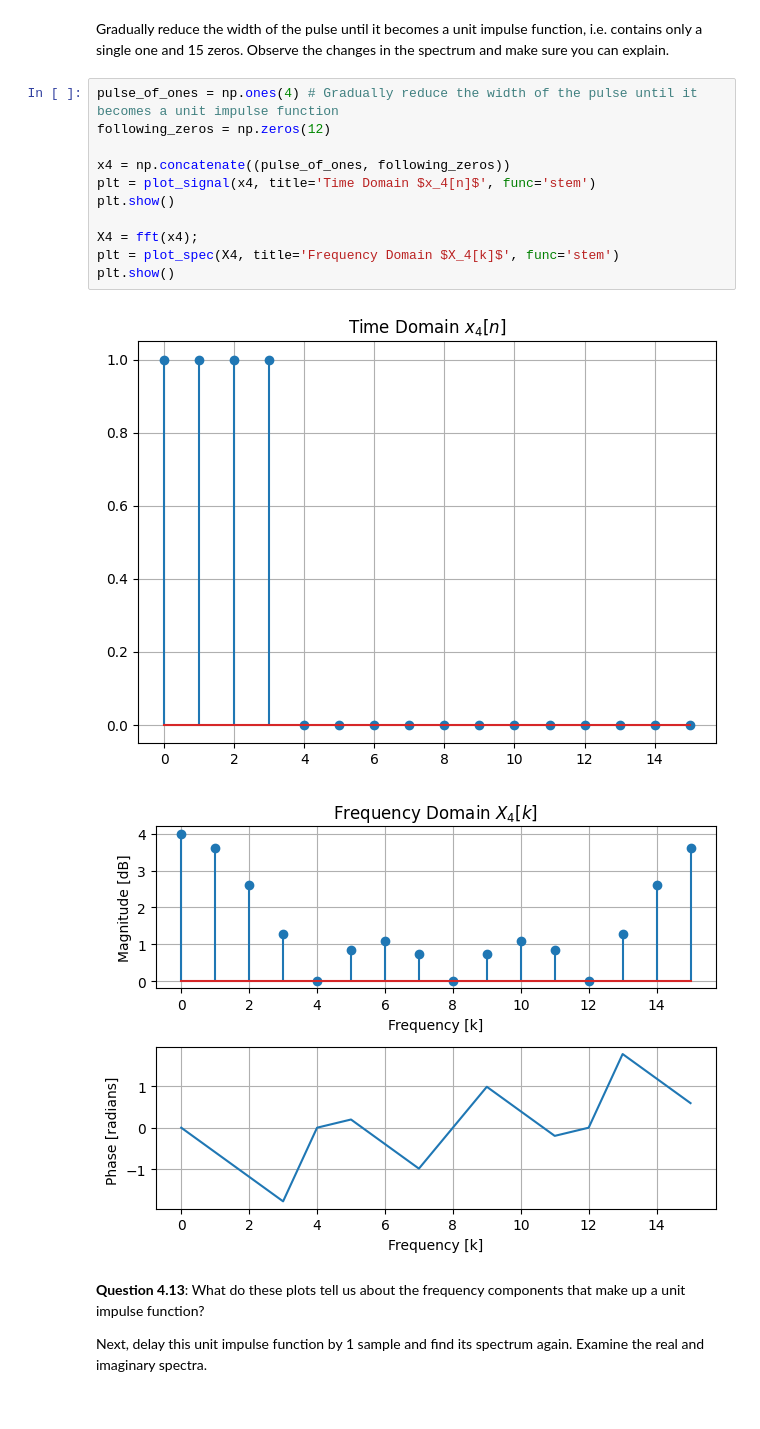
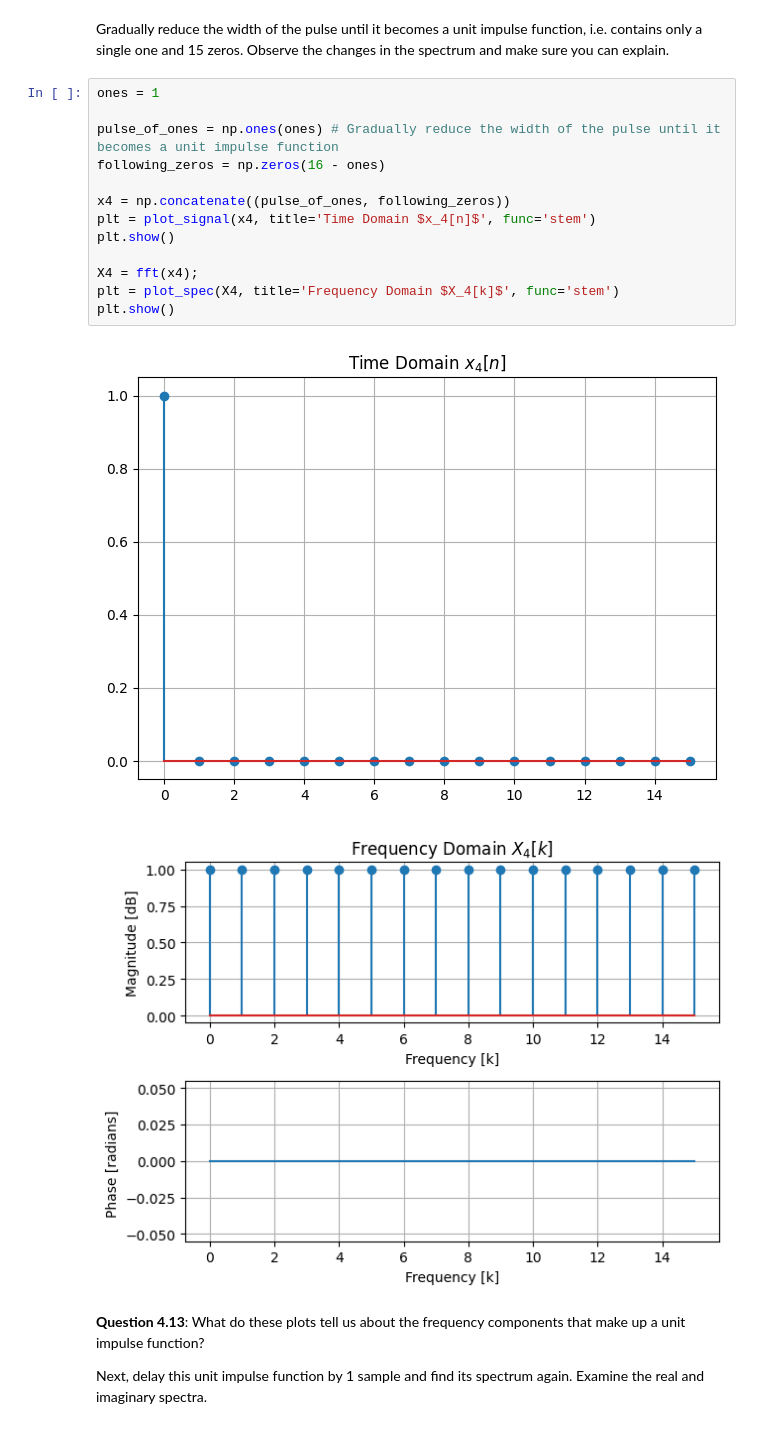
Before and after one commit to jaym-01/Signals-and-Systems-Labs, a Jupyter notebook: EX4 - Fourier.ipynb, the cells around one changed output. Drawn from its saved outputs; the diff is of its cells as text.

```diff
--- a/EX4 - Fourier.ipynb
+++ b/EX4 - Fourier.ipynb
@@ -259,19 +290,21 @@ plt.show()
 # %% [markdown]
 Gradually reduce the width of the pulse until it becomes a unit impulse function, i.e. contains only a single one and 15 zeros. Observe the changes in the spectrum and make sure you can explain.
 # %%
-pulse_of_ones = np.ones(4) # Gradually reduce the width of the pulse until it becomes a unit impulse function
-following_zeros = np.zeros(12)
+ones = 1
+
+pulse_of_ones = np.ones(ones) # Gradually reduce the width of the pulse until it becomes a unit impulse function
+following_zeros = np.zeros(16 - ones)
 
 x4 = np.concatenate((pulse_of_ones, following_zeros))
 plt = plot_signal(x4, title='Time Domain $x_4[n]$', func='stem')
 plt.show()
 
 X4 = fft(x4);
 plt = plot_spec(X4, title='Frequency Domain $X_4[k]$', func='stem')
 plt.show()
 # %% [output]
-[figure, old version]
+[figure, new version]
-[figure, old version]
+[figure, new version]
 # %% [markdown]
 **Question 4.13**: What do these plots tell us about the frequency components that make up a unit impulse function?
 
```
Also changed, not shown: parts of 28 cells of this notebook, 6 other files.
